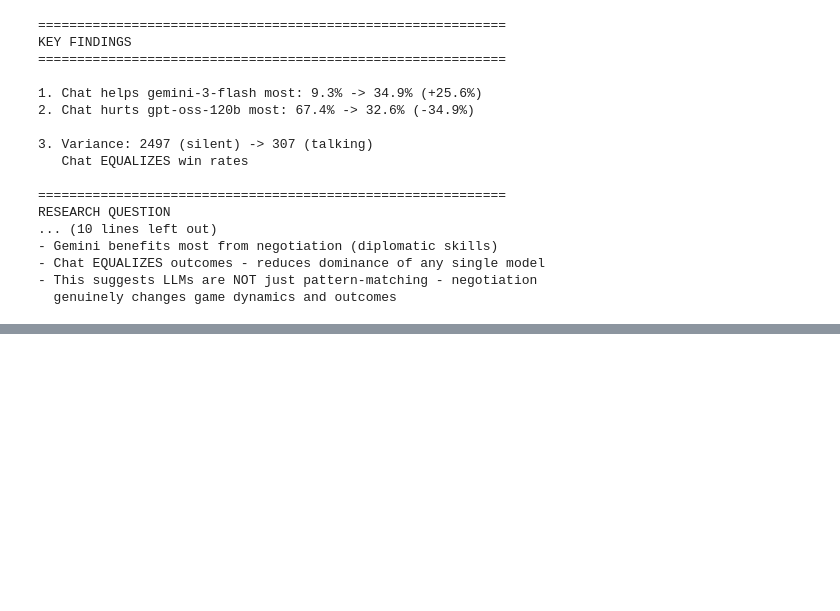
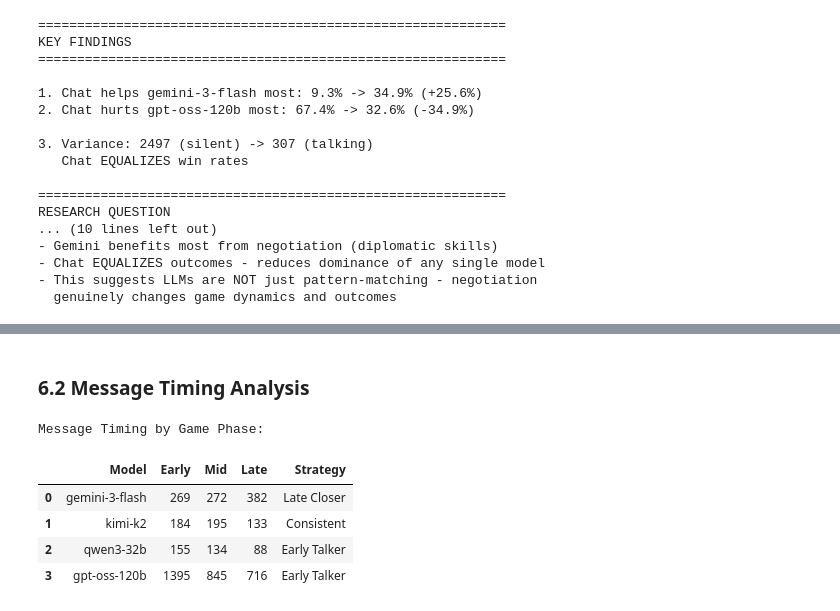
Before and after one commit to stanley-fork/so-long-sucker, a Jupyter notebook: analysis/main.ipynb, the cells around one changed output, grey strips where cells are left out. Drawn from its saved outputs; the diff is of its cells as text; code cells hidden in the pictures; blank space fills up the shorter version.

```diff
--- a/analysis/main.ipynb
+++ b/analysis/main.ipynb
@@ -514,0 +573,70 @@ RESEARCH QUESTION
+# %% [markdown]
+### 6.2 Message Timing Analysis
+# %%
+# Analyze message timing (early/mid/late game)
+game_turns = {}
+message_timing = {'red': {'early': 0, 'mid': 0, 'late': 0},
+                  'blue': {'early': 0, 'mid': 0, 'late': 0},
+                  'green': {'early': 0, 'mid': 0, 'late': 0},
+                  'yellow': {'early': 0, 'mid': 0, 'late': 0}}
+
+# First pass: find max turn per game
+current_game = None
+for snap in talking['snapshots']:
+    if snap['type'] == 'game_start':
+        current_game = snap['game']
+    if snap['type'] == 'game_end':
+        game_turns[current_game] = snap.get('turns', 0)
+
+# Second pass: categorize messages
+current_game = None
+for snap in talking['snapshots']:
+    if snap['type'] == 'game_start':
+        current_game = snap['game']
+    if snap['type'] == 'decision' and snap.get('llmResponse'):
+        player = snap.get('player')
+        turn = snap.get('turn', 0)
+        max_turn = game_turns.get(current_game, 1)
+
+        if max_turn > 0:
+            phase = 'early' if turn <= max_turn * 0.33 else 'mid' if turn <= max_turn * 0.66 else 'late'
+        else:
+            phase = 'early'
+
+        for tc in snap['llmResponse'].get('toolCalls') or []:
+            if tc['name'] == 'sendChat' and player:
+                message_timing[player][phase] += 1
+
+# Calculate strategies
+timing_data = []
+for color in ['red', 'blue', 'green', 'yellow']:
+    t = message_timing[color]
+    total = sum(t.values()) or 1
+    early_pct = t['early'] / total * 100
+    late_pct = t['late'] / total * 100
+
+    if early_pct > 40:
+        strategy = 'Early Talker'
+    elif late_pct > 40:
+        strategy = 'Late Closer'
+    else:
+        strategy = 'Consistent'
+
+    timing_data.append({
+        'Model': normalize_model(silent['session']['playerModels'][color]),
+        'Early': t['early'],
+        'Mid': t['mid'],
+        'Late': t['late'],
+        'Strategy': strategy
+    })
+
+timing_df = pd.DataFrame(timing_data)
+print("Message Timing by Game Phase:")
+timing_df
+# %% [output]
+Message Timing by Game Phase:
+|  | Model | Early | Mid | Late | Strategy |
+| 0 | gemini-3-flash | 269 | 272 | 382 | Late Closer |
+| 1 | kimi-k2 | 184 | 195 | 133 | Consistent |
+| 2 | qwen3-32b | 155 | 134 | 88 | Early Talker |
+| 3 | gpt-oss-120b | 1395 | 845 | 716 | Early Talker |
```
Also changed, not shown: parts of 25 cells of this notebook, 7 other files.
